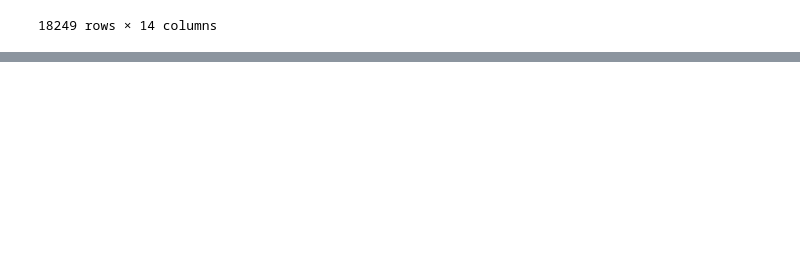
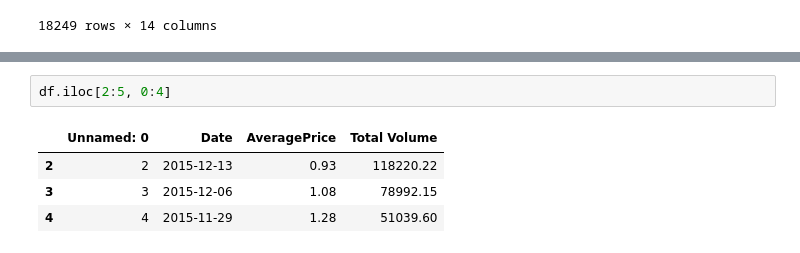
Before and after one commit to michelleruas/Data_Visualisation, a Jupyter notebook: Pandas.ipynb, the cells around one changed output, grey strips where cells are left out. Cells and saved outputs as stored; diff of their text form; blank space fills up the shorter version.

```diff
--- a/Pandas.ipynb
+++ b/Pandas.ipynb
@@ -96,0 +121,7 @@ df
+# %%
+df.iloc[2:5, 0:4]
+# %% [output]
+|  | Unnamed: 0 | Date | AveragePrice | Total Volume |
+| 2 | 2 | 2015-12-13 | 0.93 | 118220.22 |
+| 3 | 3 | 2015-12-06 | 1.08 | 78992.15 |
+| 4 | 4 | 2015-11-29 | 1.28 | 51039.60 |
```
Also changed, not shown: parts of 2 cells of this notebook.
